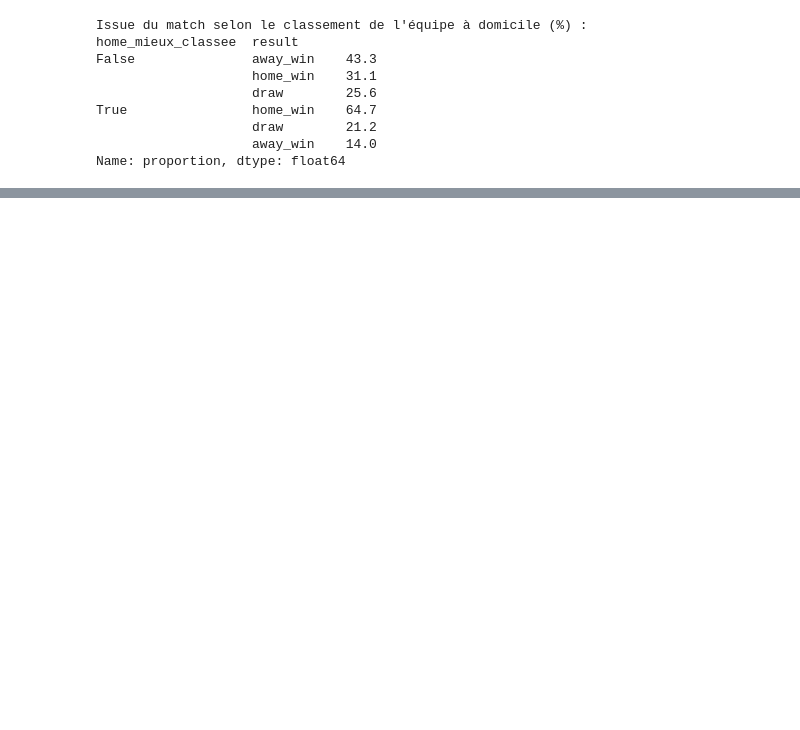
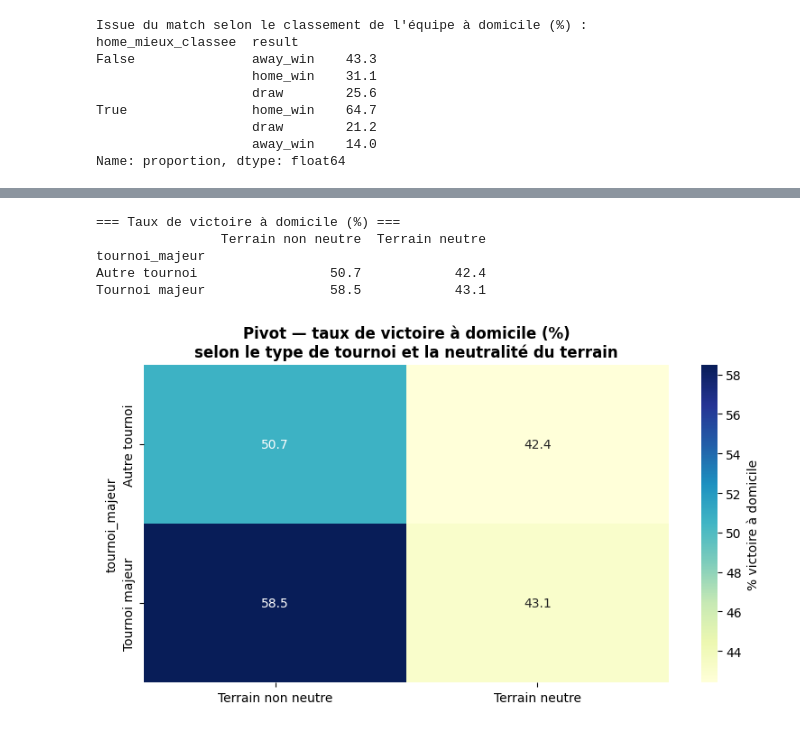
Before and after one commit to Joud04/aptispace-datascience-projet, a Jupyter notebook: notebooks/04_eda.ipynb, the cells around one changed output, grey strips where cells are left out. Cells and saved outputs as stored; diff of their text form; code cells hidden in the pictures; blank space fills up the shorter version.

```diff
--- a/notebooks/04_eda.ipynb
+++ b/notebooks/04_eda.ipynb
@@ -205,0 +236,37 @@ Name: proportion, dtype: float64
+# %%
+# Liste des tournois considérés comme « majeurs ».
+MAJOR_TOURNAMENTS = [
+    'FIFA World Cup', 'UEFA Euro', 'Copa América', 'African Cup of Nations',
+    'AFC Asian Cup', 'Gold Cup', 'CONCACAF Championship',
+    'Oceania Nations Cup', 'Confederations Cup',
+]
+
+df_feat['tournoi_majeur'] = df_feat['tournament'].isin(MAJOR_TOURNAMENTS)
+df_feat['victoire_domicile'] = (df_feat['result'] == 'home_win').astype(int)
+
+# Pivot : moyenne de la victoire à domicile (= taux de victoire) par couple (tournoi majeur, neutralité).
+pivot = (df_feat.pivot_table(values='victoire_domicile',
+                             index='tournoi_majeur',
+                             columns='neutral',
+                             aggfunc='mean') * 100).round(1)
+pivot.index = pivot.index.map({True: 'Tournoi majeur', False: 'Autre tournoi'})
+pivot.columns = ['Terrain non neutre', 'Terrain neutre']
+
+print('=== Taux de victoire à domicile (%) ===')
+print(pivot)
+
+fig, ax = plt.subplots(figsize=(8, 4.5))
+sns.heatmap(pivot, annot=True, fmt='.1f', cmap='YlGnBu',
+            cbar_kws={'label': '% victoire à domicile'}, ax=ax)
+ax.set_title("Pivot — taux de victoire à domicile (%)\n"
+             "selon le type de tournoi et la neutralité du terrain",
+             fontweight='bold')
+fig.tight_layout()
+plt.show()
+# %% [output]
+=== Taux de victoire à domicile (%) ===
+                Terrain non neutre  Terrain neutre
+tournoi_majeur
+Autre tournoi                 50.7            42.4
+Tournoi majeur                58.5            43.1
+[figure, added]
```
Also changed, not shown: parts of 8 cells of this notebook, 2 other files.
